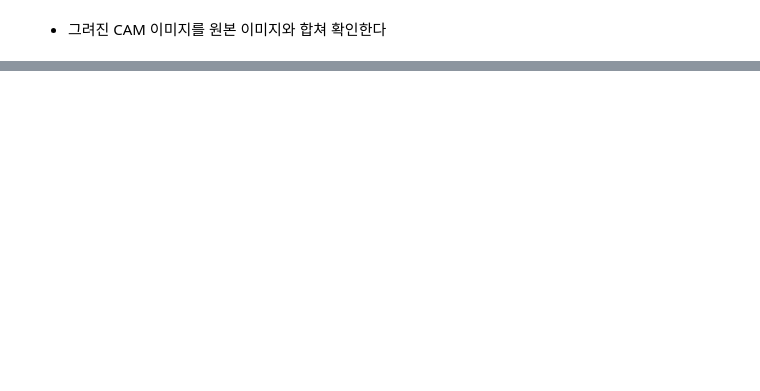
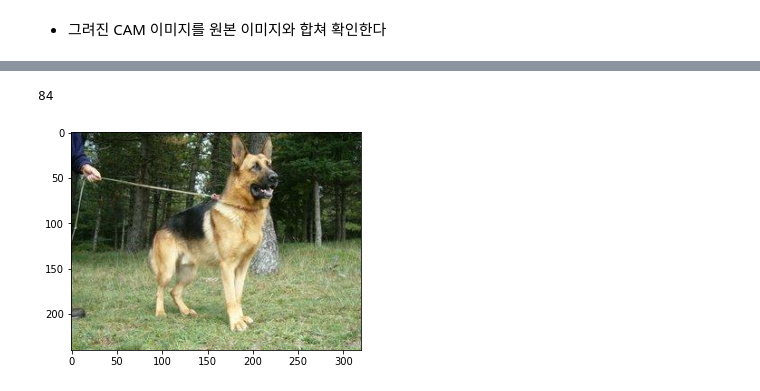
Before and after one commit to Caligo46/aiffel_godeep, a Jupyter notebook: GoDeep_6_grad-cam.ipynb, the cells around one changed output, grey strips where cells are left out. Drawn from its saved outputs; the diff is of its cells as text; code cells hidden in the pictures; blank space fills up the shorter version.

```diff
--- a/GoDeep_6_grad-cam.ipynb
+++ b/GoDeep_6_grad-cam.ipynb
@@ -252,0 +248,8 @@ plt.show()
+# %%
+item = get_one(ds_test)
+print(item['label'])
+plt.imshow(item['image'])
+plt.show()
+# %% [output]
+84
+[figure, added]
```
Also changed, not shown: parts of 26 cells of this notebook, 3 other files.
